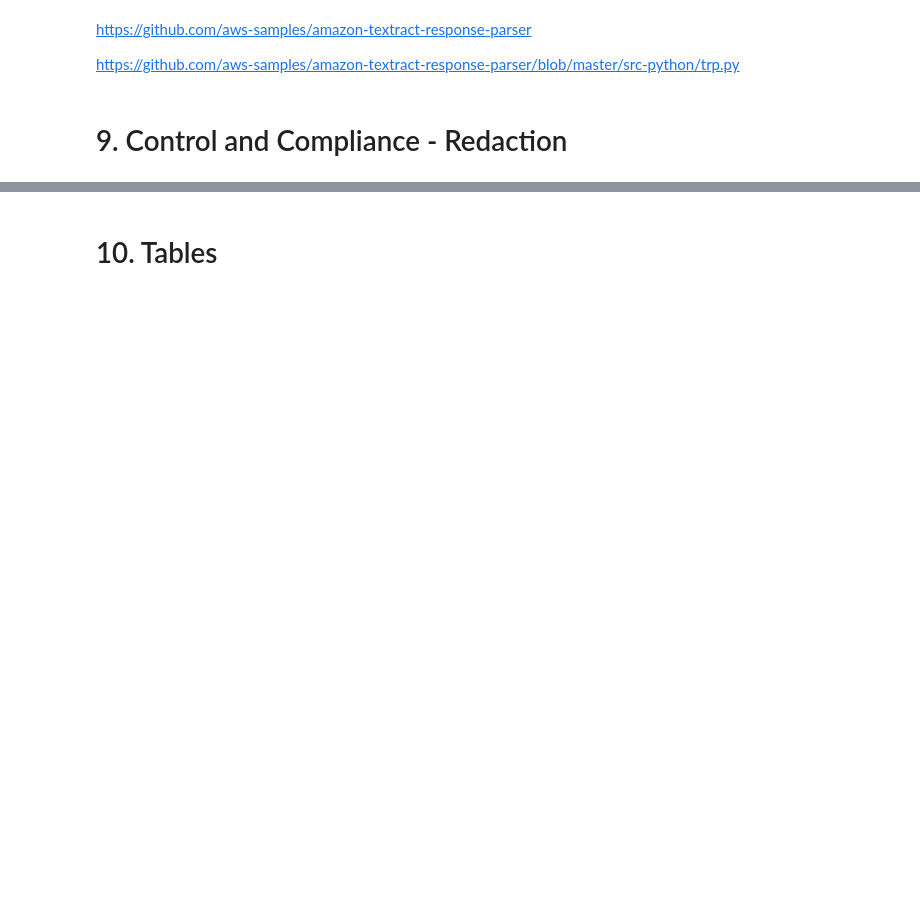
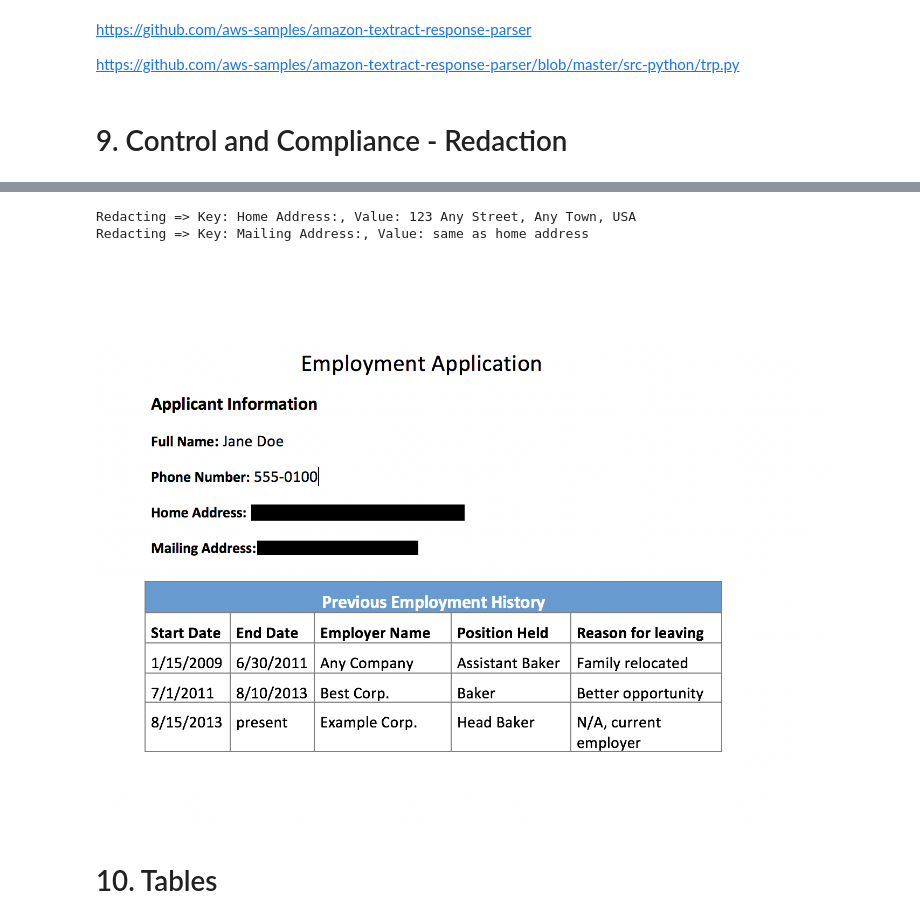
Before and after one commit to aws-samples/amazon-textract-code-samples, a Jupyter notebook: python/Textract.ipynb, the cells around one changed output, grey strips where cells are left out. Saved outputs shown, nothing was run; the diff lists cells and outputs as text; code cells hidden in the pictures; blank space fills up the shorter version.

```diff
--- a/python/Textract.ipynb
+++ b/python/Textract.ipynb
@@ -131,7 +198,6 @@ for line in lines:
 # 4. Natural Language Processing
 # %%
 # Document
-s3BucketName = "ki-textract-demo-docs"
-documentName = "simple-document-image.jpg"
+documentName = "textract-samples/simple-document-image.jpg"
 # %%
 display(Image(url=s3.generate_presigned_url('get_object', Params={'Bucket': s3BucketName, 'Key': documentName})))
@@ -171,7 +257,6 @@ for entity in entities["Entities"]:
 # 5. Comprehend Medical
 # %%
 # Document
-s3BucketName = "ki-textract-demo-docs"
-documentName = "medical-notes.png"
+documentName = "textract-samples/medical-notes.png"
 # %%
 display(Image(url=s3.generate_presigned_url('get_object', Params={'Bucket': s3BucketName, 'Key': documentName})))
@@ -214,7 +319,6 @@ for entity in entities["Entities"]:
 # 6. Translate
 # %%
 # Document
-s3BucketName = "ki-textract-demo-docs"
-documentName = "simple-document-image.jpg"
+documentName = "textract-samples/simple-document-image.jpg"
 # %%
 display(Image(url=s3.generate_presigned_url('get_object', Params={'Bucket': s3BucketName, 'Key': documentName})))
@@ -252,7 +370,6 @@ https://github.com/aws-samples/amazon-textract-code-samples/blob/master/python/0
 https://docs.aws.amazon.com/textract/latest/dg/API_AnalyzeDocument.html
 # %%
 # Document
-s3BucketName = "ki-textract-demo-docs"
-documentName = "employmentapp.png"
+documentName = "textract-samples/employmentapp.png"
 # %%
 display(Image(url=s3.generate_presigned_url('get_object', Params={'Bucket': s3BucketName, 'Key': documentName})))
@@ -332,40 +489,41 @@ display(Image(url=s3.generate_presigned_url('get_object', Params={'Bucket': s3Bu
 # %%
 # Call Amazon Textract
-response = textract.analyze_document(
-    Document={
-        'S3Object': {
-            'Bucket': s3BucketName,
-            'Name': documentName
-        }
-    },
-    FeatureTypes=["FORMS"])
+with open(documentName, 'rb') as document:
+    imageBytes = bytearray(document.read())
+
+# Call Amazon Textract
+response = textract.analyze_document(Document={'Bytes': imageBytes}, FeatureTypes=["FORMS"])
 
 #print(response)
 
 doc = Document(response)
 
 # Redact document
 img = PImage.open(documentName)
 
 width, height = img.size
 
 if(doc.pages):
     page = doc.pages[0]
     for field in page.form.fields:
         if(field.key and field.value and "address" in field.key.text.lower()):
             print("Redacting => Key: {}, Value: {}".format(field.key.text, field.value.text))
 
             x1 = field.value.geometry.boundingBox.left*width
             y1 = field.value.geometry.boundingBox.top*height-2
             x2 = x1 + (field.value.geometry.boundingBox.width*width)+5
             y2 = y1 + (field.value.geometry.boundingBox.height*height)+2
 
             draw = ImageDraw.Draw(img)
             draw.rectangle([x1, y1, x2, y2], fill="Black")
 
 outputDocumentName = "redacted-{}".format(documentName)
 img.save(outputDocumentName)
 display(Image(filename=outputDocumentName))
+# %% [output]
+Redacting => Key: Home Address:, Value: 123 Any Street, Any Town, USA
+Redacting => Key: Mailing Address:, Value: same as home address
+[figure, added]
 # %% [markdown]
 # 10. Tables
 # %%
```
Also changed, not shown: parts of 34 cells of this notebook, 1 other file.
